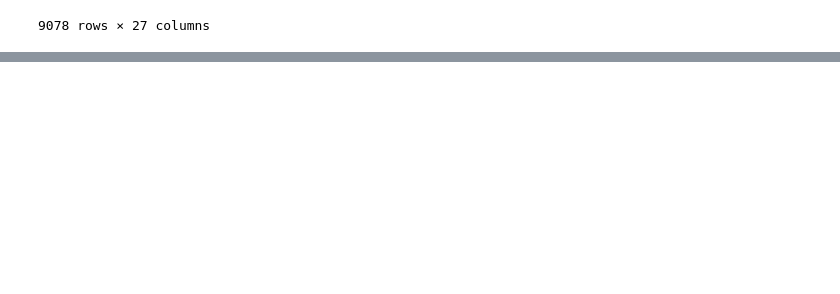
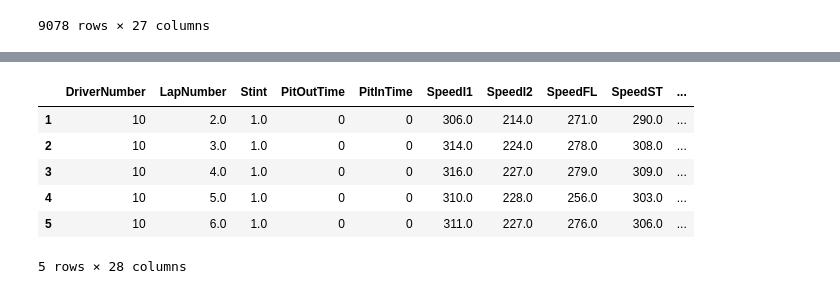
Before and after one commit to gautumsvp7/f1-predictor, a Jupyter notebook: f1_predict.ipynb, the cells around one changed output, grey strips where cells are left out. Cells and saved outputs as stored; diff of their text form; code cells hidden in the pictures; blank space fills up the shorter version.

```diff
--- a/f1_predict.ipynb
+++ b/f1_predict.ipynb
@@ -540,0 +569,18 @@ df
+# %%
+time_columns = ['LapTime', 'Sector1Time', 'Sector2Time', 'Sector3Time','Sector1SessionTime','Sector2SessionTime','Sector3SessionTime','LapStartTime' ]
+
+for col in time_columns:
+    df[col] = pd.to_timedelta(df[col])
+    df[col + '_s'] = df[col].dt.total_seconds()
+
+final_df = df.drop(columns=['LapTime', 'Sector1Time', 'Sector2Time', 'Sector3Time', 'Sector1SessionTime', 'Sector2SessionTime', 'Sector3SessionTime'])
+# %%
+final_df.head()
+# %% [output]
+|  | DriverNumber | LapNumber | Stint | PitOutTime | PitInTime | SpeedI1 | SpeedI2 | SpeedFL | SpeedST | ... |
+| 1 | 10 | 2.0 | 1.0 | 0 | 0 | 306.0 | 214.0 | 271.0 | 290.0 | ... |
+| 2 | 10 | 3.0 | 1.0 | 0 | 0 | 314.0 | 224.0 | 278.0 | 308.0 | ... |
+| 3 | 10 | 4.0 | 1.0 | 0 | 0 | 316.0 | 227.0 | 279.0 | 309.0 | ... |
+| 4 | 10 | 5.0 | 1.0 | 0 | 0 | 310.0 | 228.0 | 256.0 | 303.0 | ... |
+| 5 | 10 | 6.0 | 1.0 | 0 | 0 | 311.0 | 227.0 | 276.0 | 306.0 | ... |
+5 rows × 28 columns
```
Also changed, not shown: parts of 36 cells of this notebook.
